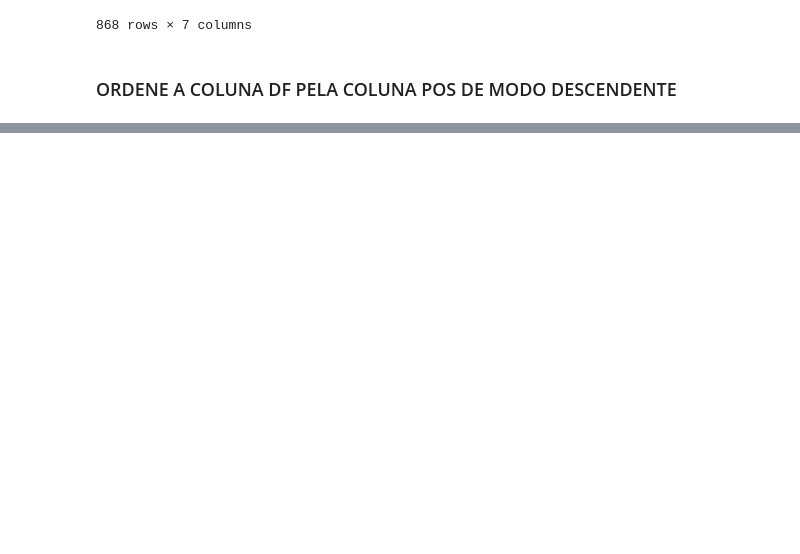
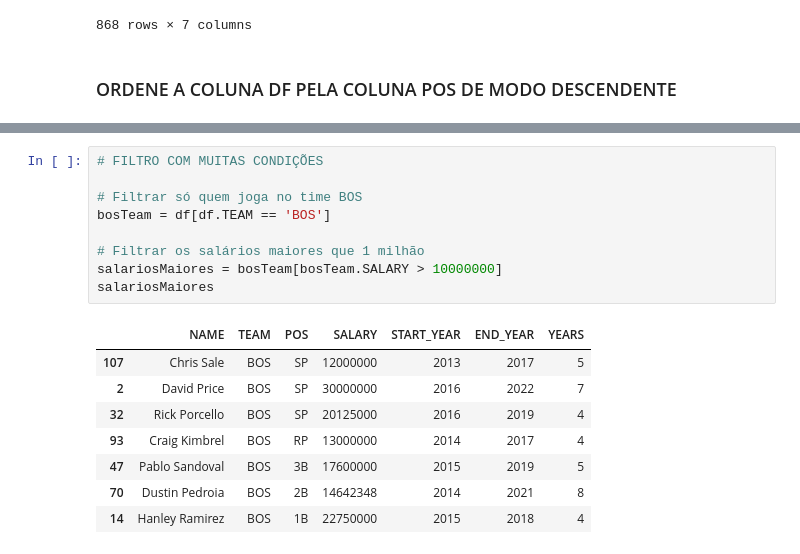
Before and after one commit to NatashaB-randao/AulasPython_EmbraerSocialTechCareers, a Jupyter notebook: Aulas/Jupyter/PandasCSV.ipynb, the cells around one changed output, grey strips where cells are left out. Saved outputs shown, nothing was run; the diff lists cells and outputs as text; blank space fills up the shorter version.

```diff
--- a/Aulas/Jupyter/PandasCSV.ipynb
+++ b/Aulas/Jupyter/PandasCSV.ipynb
@@ -218,0 +354,18 @@ Ordenado por POS de forma descendente:
+# %%
+# FILTRO COM MUITAS CONDIÇÕES
+
+# Filtrar só quem joga no time BOS
+bosTeam = df[df.TEAM == 'BOS']
+
+# Filtrar os salários maiores que 1 milhão
+salariosMaiores = bosTeam[bosTeam.SALARY > 10000000]
+salariosMaiores
+# %% [output]
+|  | NAME | TEAM | POS | SALARY | START_YEAR | END_YEAR | YEARS |
+| 107 | Chris Sale | BOS | SP | 12000000 | 2013 | 2017 | 5 |
+| 2 | David Price | BOS | SP | 30000000 | 2016 | 2022 | 7 |
+| 32 | Rick Porcello | BOS | SP | 20125000 | 2016 | 2019 | 4 |
+| 93 | Craig Kimbrel | BOS | RP | 13000000 | 2014 | 2017 | 4 |
+| 47 | Pablo Sandoval | BOS | 3B | 17600000 | 2015 | 2019 | 5 |
+| 70 | Dustin Pedroia | BOS | 2B | 14642348 | 2014 | 2021 | 8 |
+| 14 | Hanley Ramirez | BOS | 1B | 22750000 | 2015 | 2018 | 4 |
```
Also changed, not shown: parts of 22 cells of this notebook.
